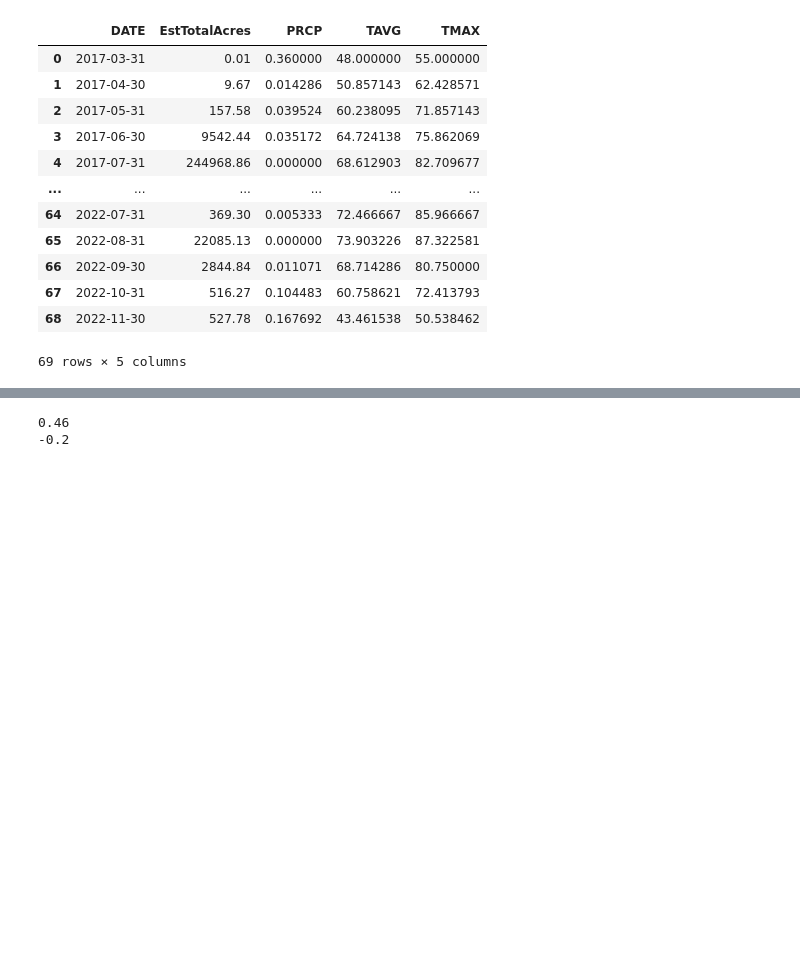
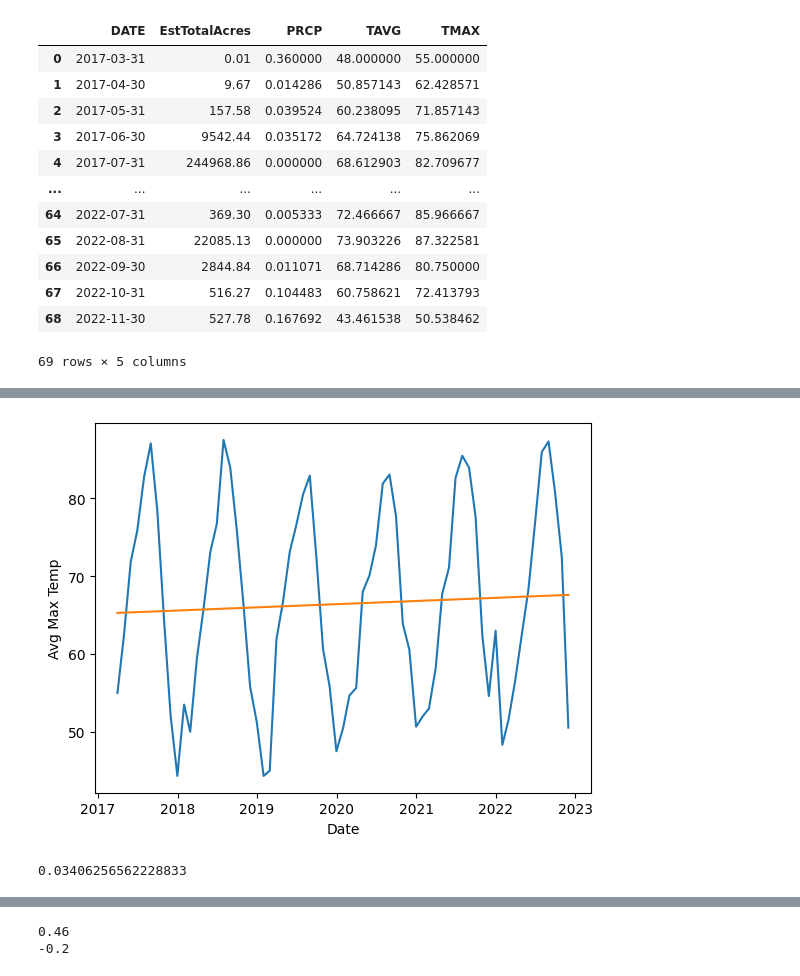
Before and after one commit to ctetreault13/Project-1-Oregon-Fire-and-wheel, a Jupyter notebook: Project_1_Oregon_Fires.ipynb, the cells around one changed output, grey strips where cells are left out. Cells and saved outputs as stored; diff of their text form; code cells hidden in the pictures; blank space fills up the shorter version.

```diff
--- a/Project_1_Oregon_Fires.ipynb
+++ b/Project_1_Oregon_Fires.ipynb
@@ -280,3 +298,25 @@ plt.show()
+# %%
+plt.plot(weather_fire_monthly["DATE"], weather_fire_monthly["TMAX"])
+
+dates = np.arange(weather_fire_monthly["DATE"].size)
+
+corr_slope, corr_int, corr_r, corr_p, corr_std_err = st.linregress(dates, weather_fire_monthly["TMAX"])
+corr_fit = dates * corr_slope + corr_int
+
+#plt.scatter(x, y)
+plt.plot(weather_fire_monthly["DATE"], corr_fit)
+
+plt.xlabel("Date")
+plt.ylabel("Avg Max Temp")
+
+plt.savefig("Adam/graph_images/lin_regress1.png")
+
+plt.show()
+
+print(corr_slope)
+# %% [output]
+[figure, added]
+0.03406256562228833
 # %%
 fig, ax = plt.subplots()
 ax2 = ax.twinx()
```
Also changed, not shown: parts of 4 cells of this notebook, 4 other files.
